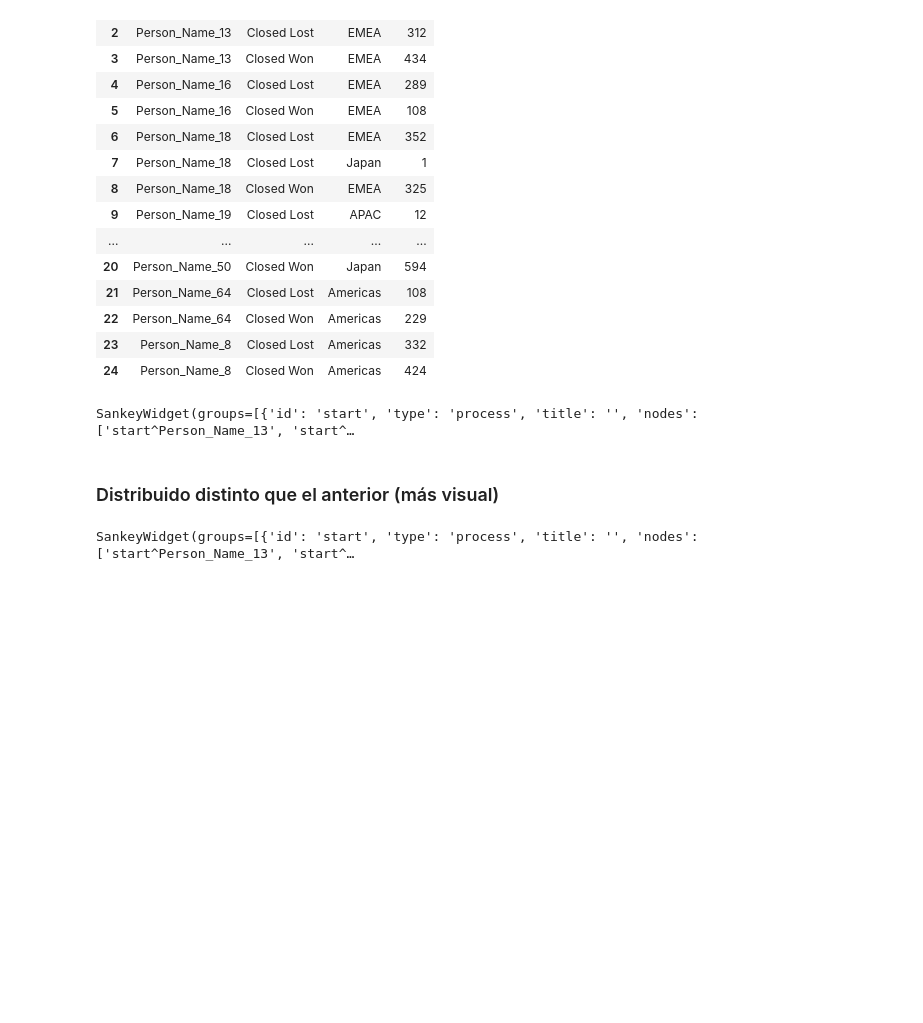
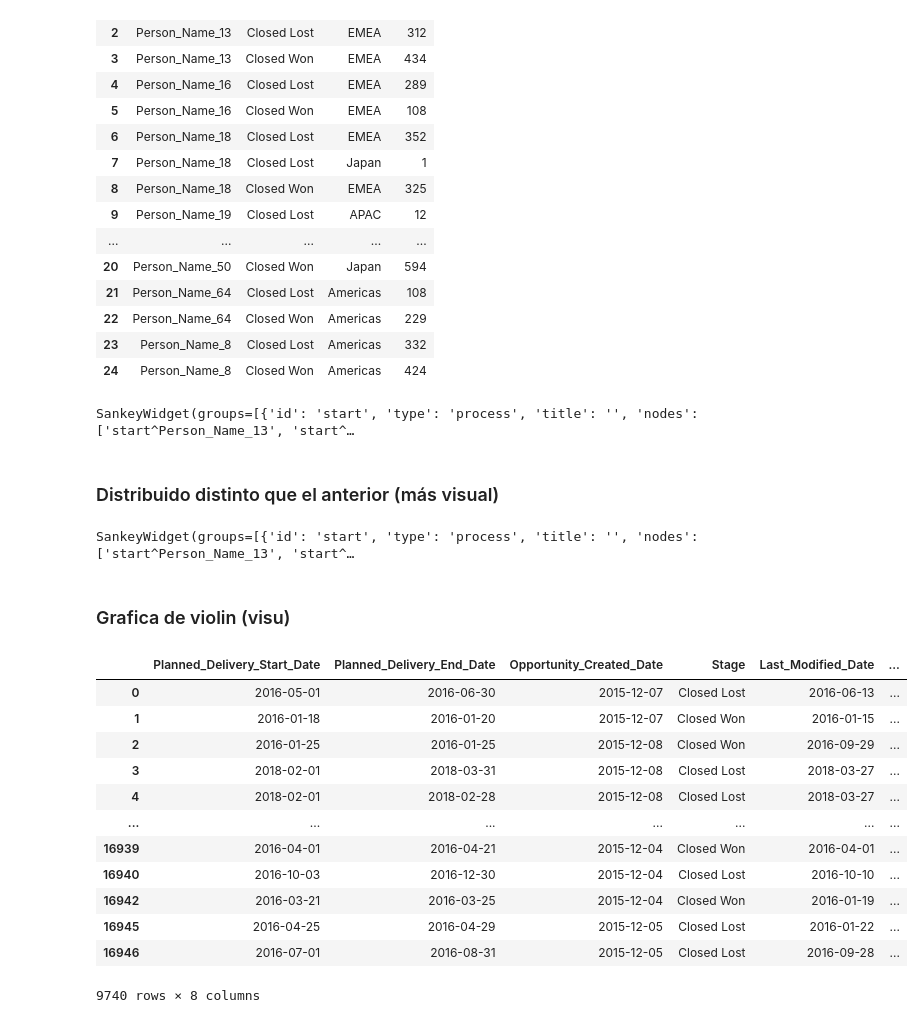
Before and after one commit to RenzoJacinto/TP1-Datos, a Jupyter notebook: TP1.ipynb, the cells around one changed output. Cells and saved outputs as stored; diff of their text form; code cells hidden in the pictures; blank space fills up the shorter version.

Commit message:
Merge with visu

```diff
--- a/TP1.ipynb
+++ b/TP1.ipynb
@@ -508,3 +509,29 @@ sdd = SankeyDefinition(nodes, bundles, ordering, flow_partition=top_ten_owners)
 weave(sdd, grouped,  palette = 'Paired_10').to_widget()
 # %% [output]
 SankeyWidget(groups=[{'id': 'start', 'type': 'process', 'title': '', 'nodes': ['start^Person_Name_13', 'start^…
+# %% [markdown]
+### Grafica de violin (visu)
+# %%
+df['Planned_Delivery_Start_Date'] = pd.to_datetime(df['Planned_Delivery_Start_Date'])
+df['Planned_Delivery_End_Date'] = pd.to_datetime(df['Planned_Delivery_End_Date'])
+df['Opportunity_Created_Date'] = pd.to_datetime(df['Opportunity_Created_Date'])
+df['Last_Modified_Date'] = pd.to_datetime(df['Last_Modified_Date'])
+# %%
+df_fin = df[(df['Stage'] == 'Closed Lost') | (df['Stage'] == 'Closed Won')]\
+[['Planned_Delivery_Start_Date', 'Planned_Delivery_End_Date', 'Opportunity_Created_Date', 'Stage', 'Last_Modified_Date', 'Region', 'Total_Taxable_Amount_USD', 'Opportunity_ID']]
+
+df_fin.drop_duplicates(subset='Opportunity_ID')
+# %% [output]
+|  | Planned_Delivery_Start_Date | Planned_Delivery_End_Date | Opportunity_Created_Date | Stage | Last_Modified_Date | ... |
+| 0 | 2016-05-01 | 2016-06-30 | 2015-12-07 | Closed Lost | 2016-06-13 | ... |
+| 1 | 2016-01-18 | 2016-01-20 | 2015-12-07 | Closed Won | 2016-01-15 | ... |
+| 2 | 2016-01-25 | 2016-01-25 | 2015-12-08 | Closed Won | 2016-09-29 | ... |
+| 3 | 2018-02-01 | 2018-03-31 | 2015-12-08 | Closed Lost | 2018-03-27 | ... |
+| 4 | 2018-02-01 | 2018-02-28 | 2015-12-08 | Closed Lost | 2018-03-27 | ... |
+| ... | ... | ... | ... | ... | ... | ... |
+| 16939 | 2016-04-01 | 2016-04-21 | 2015-12-04 | Closed Won | 2016-04-01 | ... |
+| 16940 | 2016-10-03 | 2016-12-30 | 2015-12-04 | Closed Lost | 2016-10-10 | ... |
+| 16942 | 2016-03-21 | 2016-03-25 | 2015-12-04 | Closed Won | 2016-01-19 | ... |
+| 16945 | 2016-04-25 | 2016-04-29 | 2015-12-05 | Closed Lost | 2016-01-22 | ... |
+| 16946 | 2016-07-01 | 2016-08-31 | 2015-12-05 | Closed Lost | 2016-09-28 | ... |
+9740 rows × 8 columns
```
Also changed, not shown: parts of 11 cells of this notebook.
